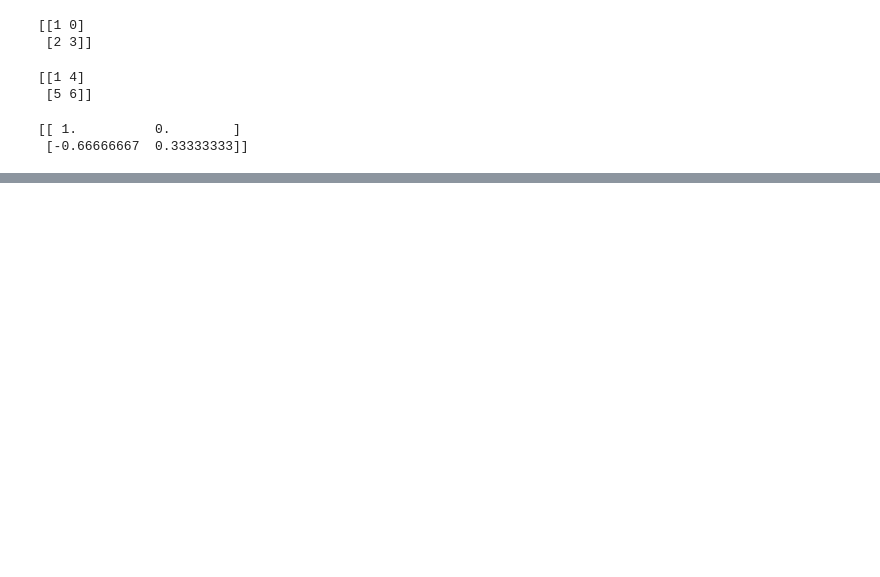
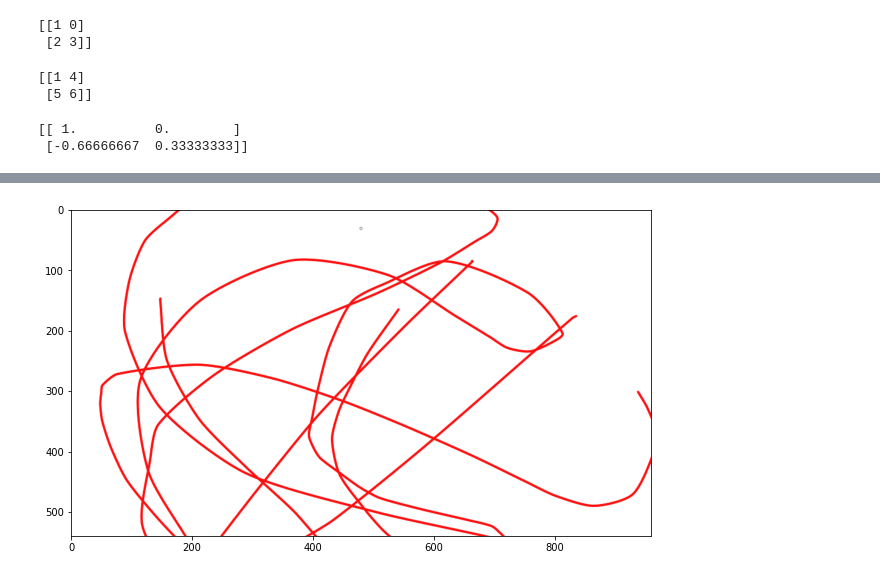
Before and after one commit to jamespilcher/nn_intro, a Jupyter notebook: numpy.ipynb, the cells around one changed output, grey strips where cells are left out. Drawn from its saved outputs; the diff is of its cells as text; code cells hidden in the pictures; blank space fills up the shorter version.

```diff
--- a/numpy.ipynb
+++ b/numpy.ipynb
@@ -37 +46,6 @@ imgplot = plt.imshow(minus)
+# %%
+plt.figure(figsize=(12,6))
+imgplot = plt.imshow(img2)
+# %% [output]
+[figure, added]
 # %%
```
Also changed, not shown: parts of 6 cells of this notebook, 5 other files.
